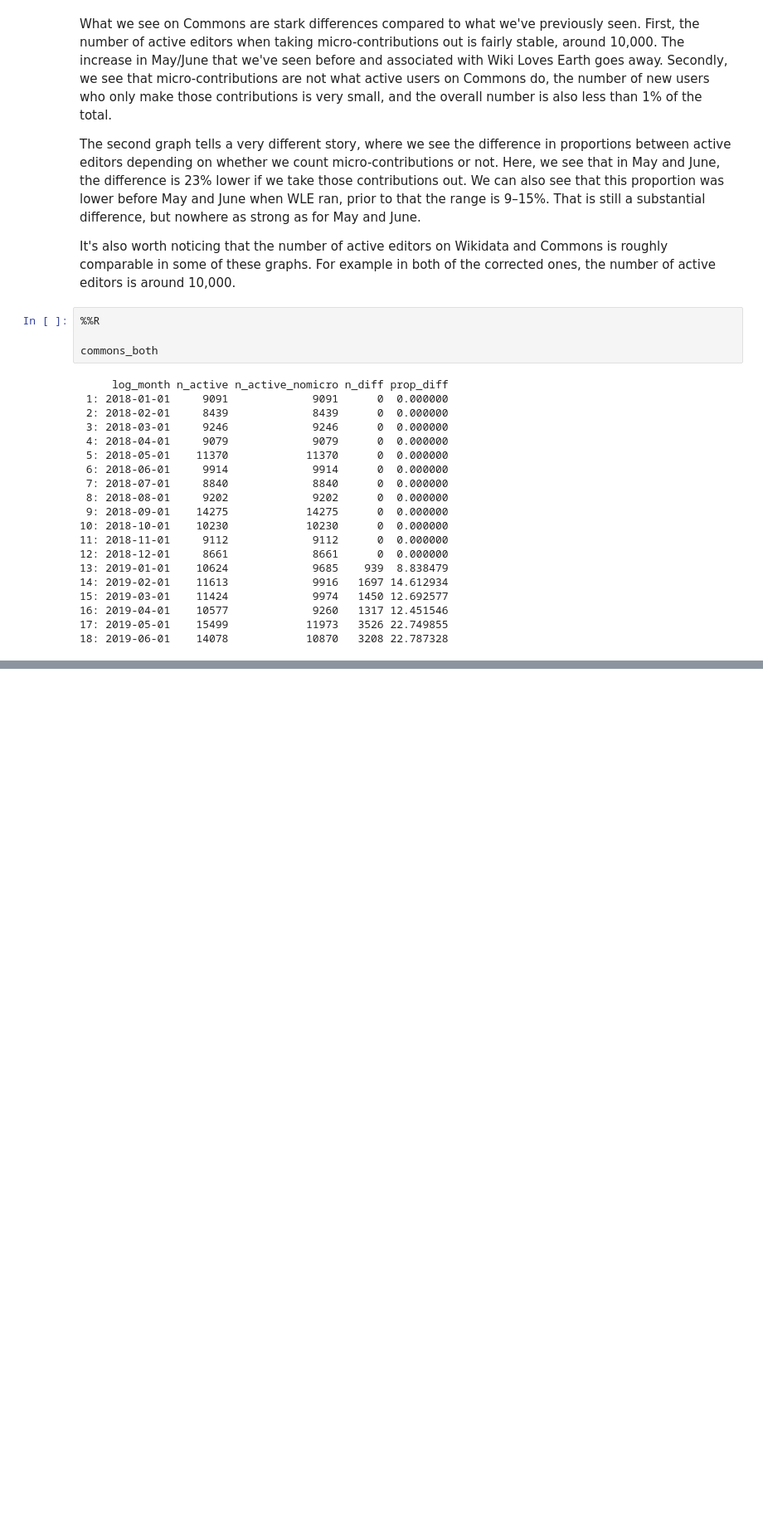
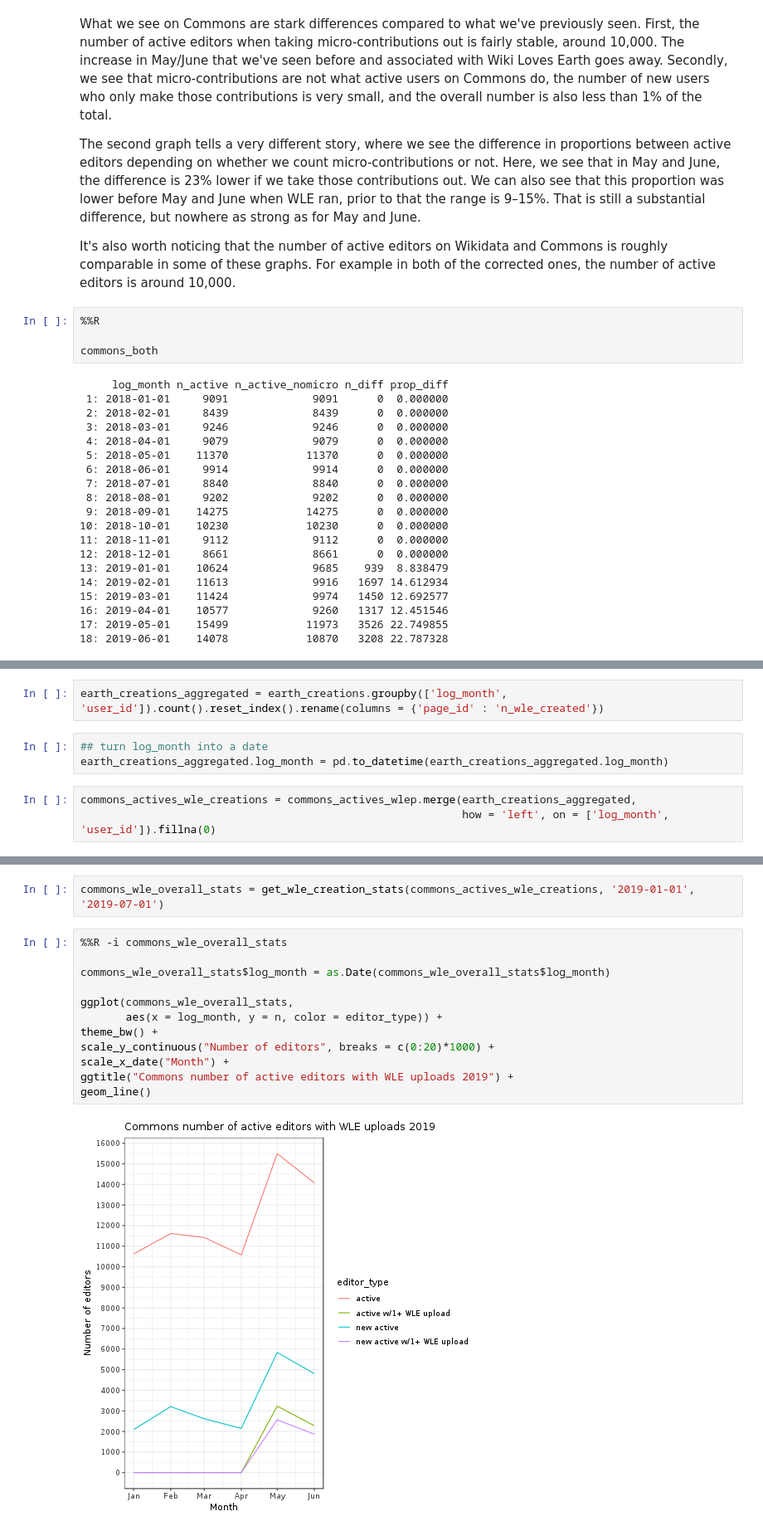
Before and after one commit to nettrom/Product-microcontributions-2019, a Jupyter notebook: active_editors.ipynb, the cells around one changed output, grey strips where cells are left out. Shown: that part at 83% size. Cells and saved outputs as stored; diff of their text form; blank space fills up the shorter version.

```diff
--- a/active_editors.ipynb
+++ b/active_editors.ipynb
@@ -479,0 +732,8 @@ commons_both
+# %%
+earth_creations_aggregated = earth_creations.groupby(['log_month', 'user_id']).count().reset_index().rename(columns = {'page_id' : 'n_wle_created'})
+# %%
+## turn log_month into a date
+earth_creations_aggregated.log_month = pd.to_datetime(earth_creations_aggregated.log_month)
+# %%
+commons_actives_wle_creations = commons_actives_wlep.merge(earth_creations_aggregated,
+                                                           how = 'left', on = ['log_month', 'user_id']).fillna(0)
@@ -479,0 +806,16 @@ commons_both
+# %%
+commons_wle_overall_stats = get_wle_creation_stats(commons_actives_wle_creations, '2019-01-01', '2019-07-01')
+# %%
+%%R -i commons_wle_overall_stats
+
+commons_wle_overall_stats$log_month = as.Date(commons_wle_overall_stats$log_month)
+
+ggplot(commons_wle_overall_stats,
+       aes(x = log_month, y = n, color = editor_type)) +
+theme_bw() +
+scale_y_continuous("Number of editors", breaks = c(0:20)*1000) +
+scale_x_date("Month") +
+ggtitle("Commons number of active editors with WLE uploads 2019") +
+geom_line()
+# %% [output]
+[figure, added]
```
Also changed, not shown: parts of 35 cells of this notebook.
